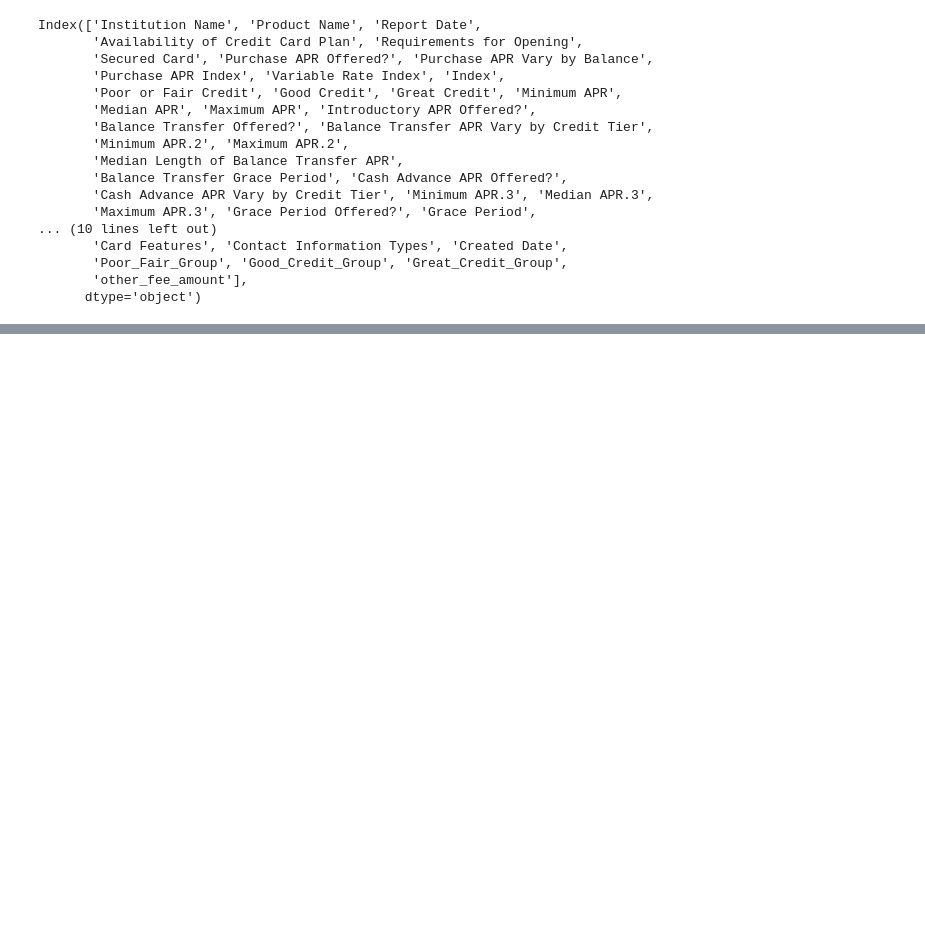
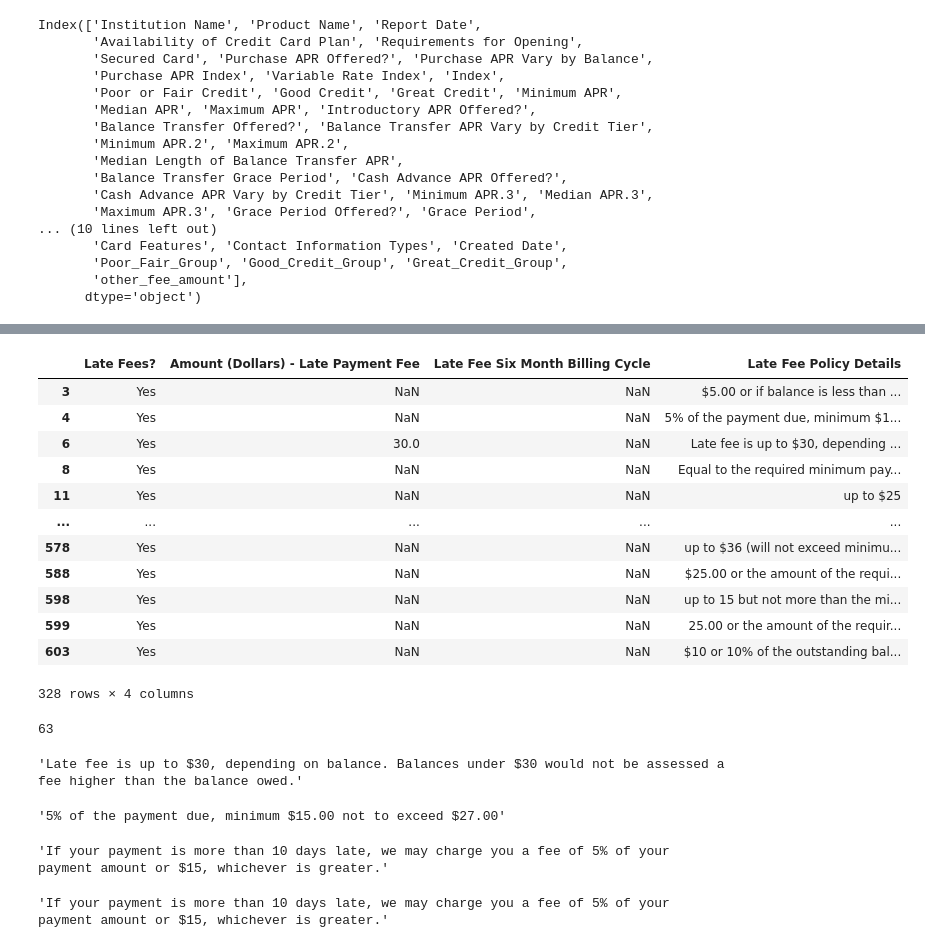
Before and after one commit to DanielGroneberg/TOP_project, a Jupyter notebook: code/01.ipynb, the cells around one changed output, grey strips where cells are left out. Drawn from its saved outputs; the diff is of its cells as text; code cells hidden in the pictures; blank space fills up the shorter version.

```diff
--- a/code/01.ipynb
+++ b/code/01.ipynb
@@ -789,0 +904,38 @@ Index(['Institution Name', 'Product Name', 'Report Date',
+# %%
+df[df['Late Fee Policy Details'].isna() == False][['Late Fees?',
+       'Amount (Dollars) - Late Payment Fee',
+       'Late Fee Six Month Billing Cycle', 'Late Fee Policy Details']]
+# %% [output]
+|  | Late Fees? | Amount (Dollars) - Late Payment Fee | Late Fee Six Month Billing Cycle | Late Fee Policy Details |
+| 3 | Yes | NaN | NaN | $5.00 or if balance is less than ... |
+| 4 | Yes | NaN | NaN | 5% of the payment due, minimum $1... |
+| 6 | Yes | 30.0 | NaN | Late fee is up to $30, depending ... |
+| 8 | Yes | NaN | NaN | Equal to the required minimum pay... |
+| 11 | Yes | NaN | NaN | up to $25 |
+| ... | ... | ... | ... | ... |
+| 578 | Yes | NaN | NaN | up to $36 (will not exceed minimu... |
+| 588 | Yes | NaN | NaN | $25.00 or the amount of the requi... |
+| 598 | Yes | NaN | NaN | up to 15 but not more than the mi... |
+| 599 | Yes | NaN | NaN | 25.00 or the amount of the requir... |
+| 603 | Yes | NaN | NaN | $10 or 10% of the outstanding bal... |
+328 rows × 4 columns
+# %%
+len(df[df['Late Fee Policy Details'].isna() == False]['Late Fee Policy Details'].unique())
+# %% [output]
+63
+# %%
+df[df['Late Fee Policy Details'].isna() == False]['Late Fee Policy Details'][6]
+# %% [output]
+'Late fee is up to $30, depending on balance. Balances under $30 would not be assessed a fee higher than the balance owed.'
+# %%
+df[df['Late Fee Policy Details'].isna() == False]['Late Fee Policy Details'][4]
+# %% [output]
+'5% of the payment due, minimum $15.00 not to exceed $27.00'
+# %%
+df[df['Late Fee Policy Details'].isna() == False]['Late Fee Policy Details'].unique()[5]
+# %% [output]
+'If your payment is more than 10 days late, we may charge you a fee of 5% of your payment amount or $15, whichever is greater.'
+# %%
+df[df['Late Fee Policy Details'].isna() == False]['Late Fee Policy Details'].unique()[5]
+# %% [output]
+'If your payment is more than 10 days late, we may charge you a fee of 5% of your payment amount or $15, whichever is greater.'
```
Also changed, not shown: parts of 46 cells of this notebook.
